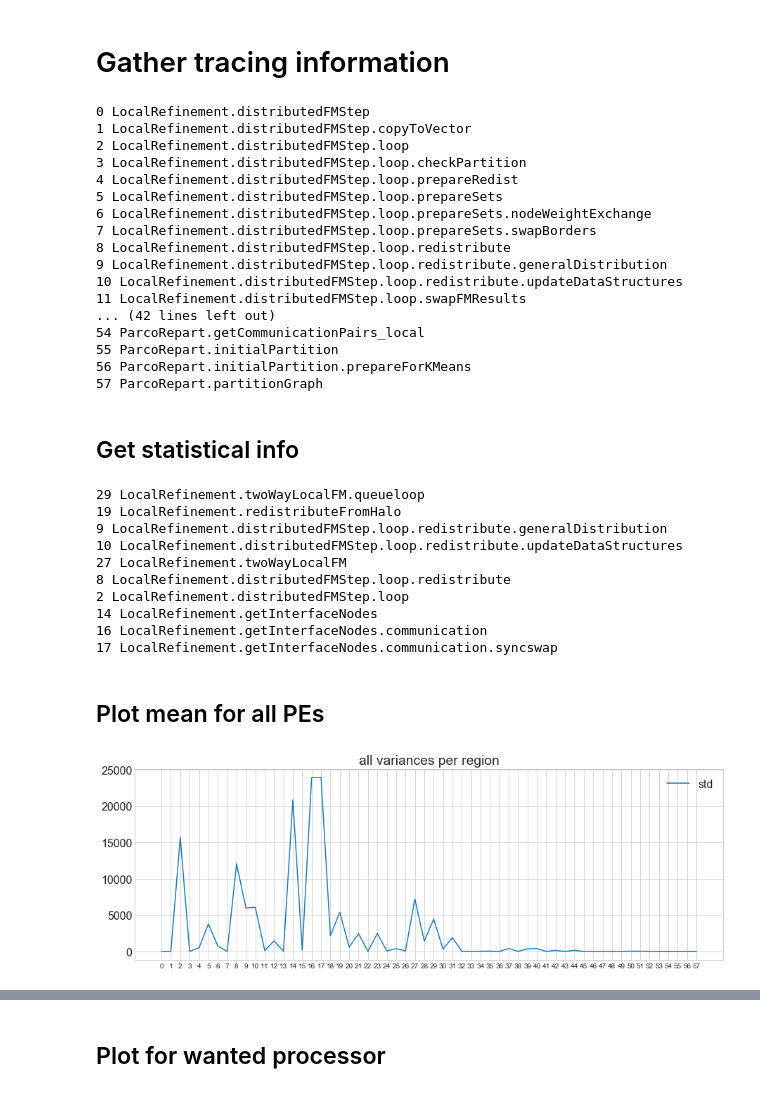
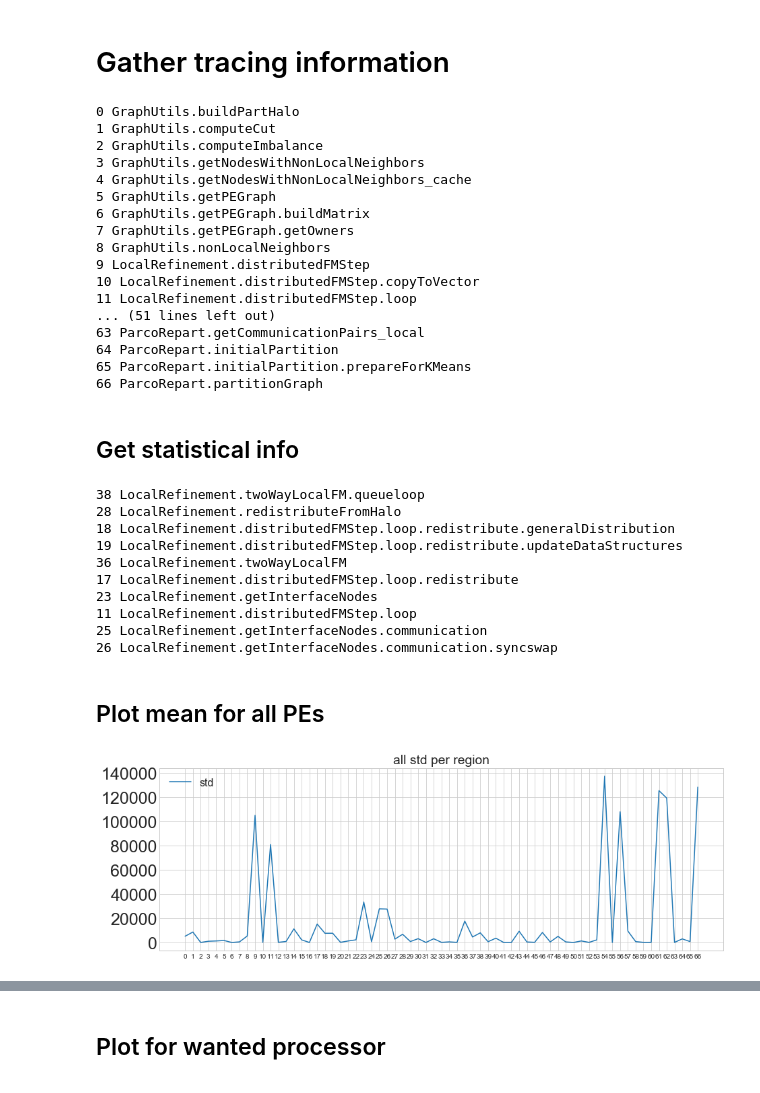
Before and after one commit to hu-macsy/geographer, a Jupyter notebook: tools/Visualize_scai_tracing.ipynb, the cells around one changed output, grey strips where cells are left out. Saved outputs shown, nothing was run; the diff lists cells and outputs as text; code cells hidden in the pictures.

```diff
--- a/tools/Visualize_scai_tracing.ipynb
+++ b/tools/Visualize_scai_tracing.ipynb
@@ -143,9 +144,10 @@ def plotWantedPEsWantedRegions( allTimes, wantedPEs, wantedRegions , plotPerWhat
 # %% [markdown]
 # Gather tracing information
 # %%
-traceDir = "/home/harry/supermuc/geographer_experiments/base-run/jobOutputs/"
+#traceDir = "/home/harry/supermuc/geographer_experiments/base-run/jobOutputs/"
+traceDir = "/home/harry/geographer/tracing_data/delaunay3D008M_k28/"
 
-interestClasses = ['MultiLevel', 'LocalRefinement', 'ParcoRepart']
+interestClasses = ['MultiLevel', 'LocalRefinement', 'ParcoRepart', 'GraphUtils']
 
 allTimes = getAllTimes( traceDir, interestClasses )
 numPEs = max([int(x[0]) for x in allTimes])
@@ -159,23 +161,23 @@ numRegions = len(regionNames)
 for i in range(0,numRegions):
     print(i, regionNames[i])
 # %% [output]
-0 LocalRefinement.distributedFMStep
-1 LocalRefinement.distributedFMStep.copyToVector
-2 LocalRefinement.distributedFMStep.loop
-3 LocalRefinement.distributedFMStep.loop.checkPartition
-4 LocalRefinement.distributedFMStep.loop.prepareRedist
-5 LocalRefinement.distributedFMStep.loop.prepareSets
-6 LocalRefinement.distributedFMStep.loop.prepareSets.nodeWeightExchange
-7 LocalRefinement.distributedFMStep.loop.prepareSets.swapBorders
-8 LocalRefinement.distributedFMStep.loop.redistribute
-9 LocalRefinement.distributedFMStep.loop.redistribute.generalDistribution
-10 LocalRefinement.distributedFMStep.loop.redistribute.updateDataStructures
-11 LocalRefinement.distributedFMStep.loop.swapFMResults
-... (42 lines left out)
-54 ParcoRepart.getCommunicationPairs_local
-55 ParcoRepart.initialPartition
-56 ParcoRepart.initialPartition.prepareForKMeans
-57 ParcoRepart.partitionGraph
+0 GraphUtils.buildPartHalo
+1 GraphUtils.computeCut
+2 GraphUtils.computeImbalance
+3 GraphUtils.getNodesWithNonLocalNeighbors
+4 GraphUtils.getNodesWithNonLocalNeighbors_cache
+5 GraphUtils.getPEGraph
+6 GraphUtils.getPEGraph.buildMatrix
+7 GraphUtils.getPEGraph.getOwners
+8 GraphUtils.nonLocalNeighbors
+9 LocalRefinement.distributedFMStep
+10 LocalRefinement.distributedFMStep.copyToVector
+11 LocalRefinement.distributedFMStep.loop
+... (51 lines left out)
+63 ParcoRepart.getCommunicationPairs_local
+64 ParcoRepart.initialPartition
+65 ParcoRepart.initialPartition.prepareForKMeans
+66 ParcoRepart.partitionGraph
 # %% [markdown]
 ## Get statistical info
 # %%
@@ -195,16 +197,16 @@ for w in range(numRegions):
 for i in np.argsort(allSTDPerRegion)[-10:]:
     print(i, regionNames[i])
 # %% [output]
-29 LocalRefinement.twoWayLocalFM.queueloop
-19 LocalRefinement.redistributeFromHalo
-9 LocalRefinement.distributedFMStep.loop.redistribute.generalDistribution
-10 LocalRefinement.distributedFMStep.loop.redistribute.updateDataStructures
-27 LocalRefinement.twoWayLocalFM
-8 LocalRefinement.distributedFMStep.loop.redistribute
-2 LocalRefinement.distributedFMStep.loop
-14 LocalRefinement.getInterfaceNodes
-16 LocalRefinement.getInterfaceNodes.communication
-17 LocalRefinement.getInterfaceNodes.communication.syncswap
+38 LocalRefinement.twoWayLocalFM.queueloop
+28 LocalRefinement.redistributeFromHalo
+18 LocalRefinement.distributedFMStep.loop.redistribute.generalDistribution
+19 LocalRefinement.distributedFMStep.loop.redistribute.updateDataStructures
+36 LocalRefinement.twoWayLocalFM
+17 LocalRefinement.distributedFMStep.loop.redistribute
+23 LocalRefinement.getInterfaceNodes
+11 LocalRefinement.distributedFMStep.loop
+25 LocalRefinement.getInterfaceNodes.communication
+26 LocalRefinement.getInterfaceNodes.communication.syncswap
 # %%
 #get top 10 regions with the highest standart deviation
 wantedRegions = np.argsort(allSTDPerRegion)[-10:].tolist()
@@ -231,20 +233,20 @@ plt.style.use('seaborn-whitegrid')
 # %%
 fig, ax = plt.subplots(figsize=(15,5))
 plt.rcParams.update({'font.size': 16})
 
-plt.title( "all variances per region"  )
+plt.title( "all std per region"  )
 
 #plt.plot(allVariancesPerRegion, label='var')
 #plt.plot( allMeanTimerPerRegion, label='mean' )
-plt.plot( allSTDPerRegion, label='std' )
+plt.plot( allMeanTimerPerRegion, label='std' )
 
 #ax.set_yscale('log', basey=10)
 plt.xticks(np.arange( 0, numRegions, 1.0), fontsize=10)
 plt.legend()
 
 plt.show()
 # %% [output]
-[figure, old version]
+[figure, new version]
 # %%
 plotWantedPEsWantedRegions( allTimes, allPEs, wantedRegionNames,"region")
 # %% [output]
```
Also changed, not shown: parts of 6 cells of this notebook, 7 other files.
